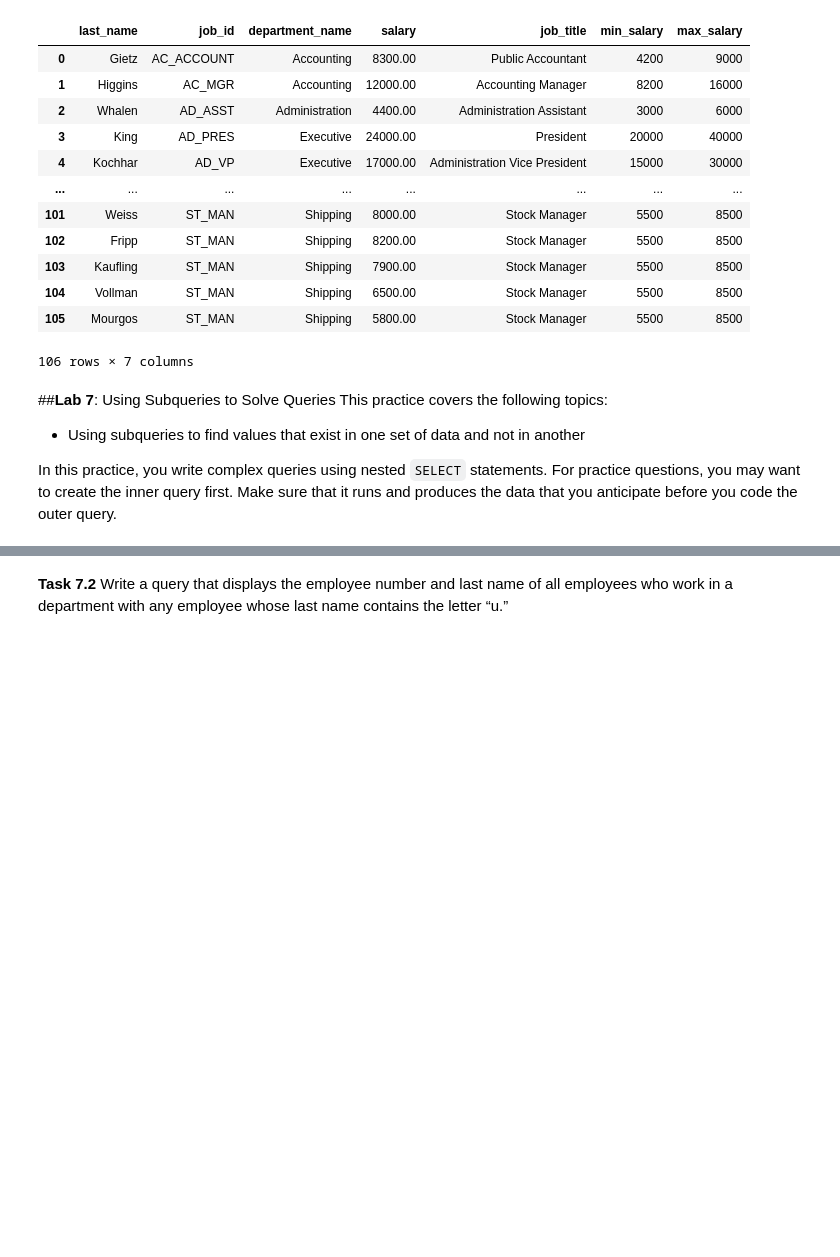
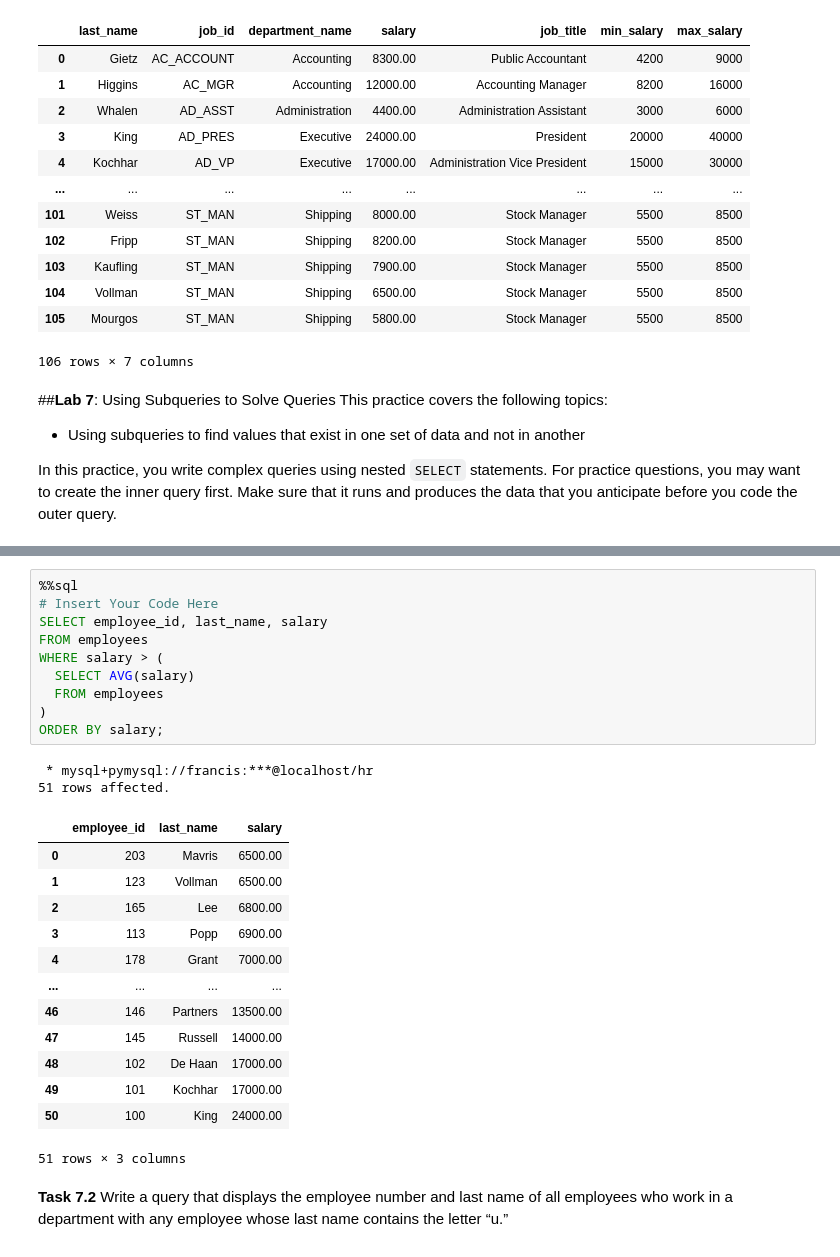
Before and after one commit to Ckodrad/CM3010-Database-Labs, a Jupyter notebook: Labs/MySQL Hand-On Lab.ipynb, the cells around one changed output, grey strips where cells are left out. Cells and saved outputs as stored; diff of their text form; blank space fills up the shorter version.

```diff
--- a/Labs/MySQL Hand-On Lab.ipynb
+++ b/Labs/MySQL Hand-On Lab.ipynb
@@ -820,3 +815,29 @@ In this practice, you write complex queries using nested <code>SELECT</code> sta
+# %%
+%%sql
+# Insert Your Code Here
+SELECT employee_id, last_name, salary
+FROM employees
+WHERE salary > (
+  SELECT AVG(salary)
+  FROM employees
+)
+ORDER BY salary;
+# %% [output]
+ * mysql+pymysql://francis:***@localhost/hr
+51 rows affected.
+|  | employee_id | last_name | salary |
+| 0 | 203 | Mavris | 6500.00 |
+| 1 | 123 | Vollman | 6500.00 |
+| 2 | 165 | Lee | 6800.00 |
+| 3 | 113 | Popp | 6900.00 |
+| 4 | 178 | Grant | 7000.00 |
+| ... | ... | ... | ... |
+| 46 | 146 | Partners | 13500.00 |
+| 47 | 145 | Russell | 14000.00 |
+| 48 | 102 | De Haan | 17000.00 |
+| 49 | 101 | Kochhar | 17000.00 |
+| 50 | 100 | King | 24000.00 |
+51 rows × 3 columns
 # %% [markdown]
 **Task 7.2** Write a query that displays the employee number and last name of all employees who work in a department with any employee whose last name contains the letter “u.”
 
```
Also changed, not shown: parts of 8 cells of this notebook.
